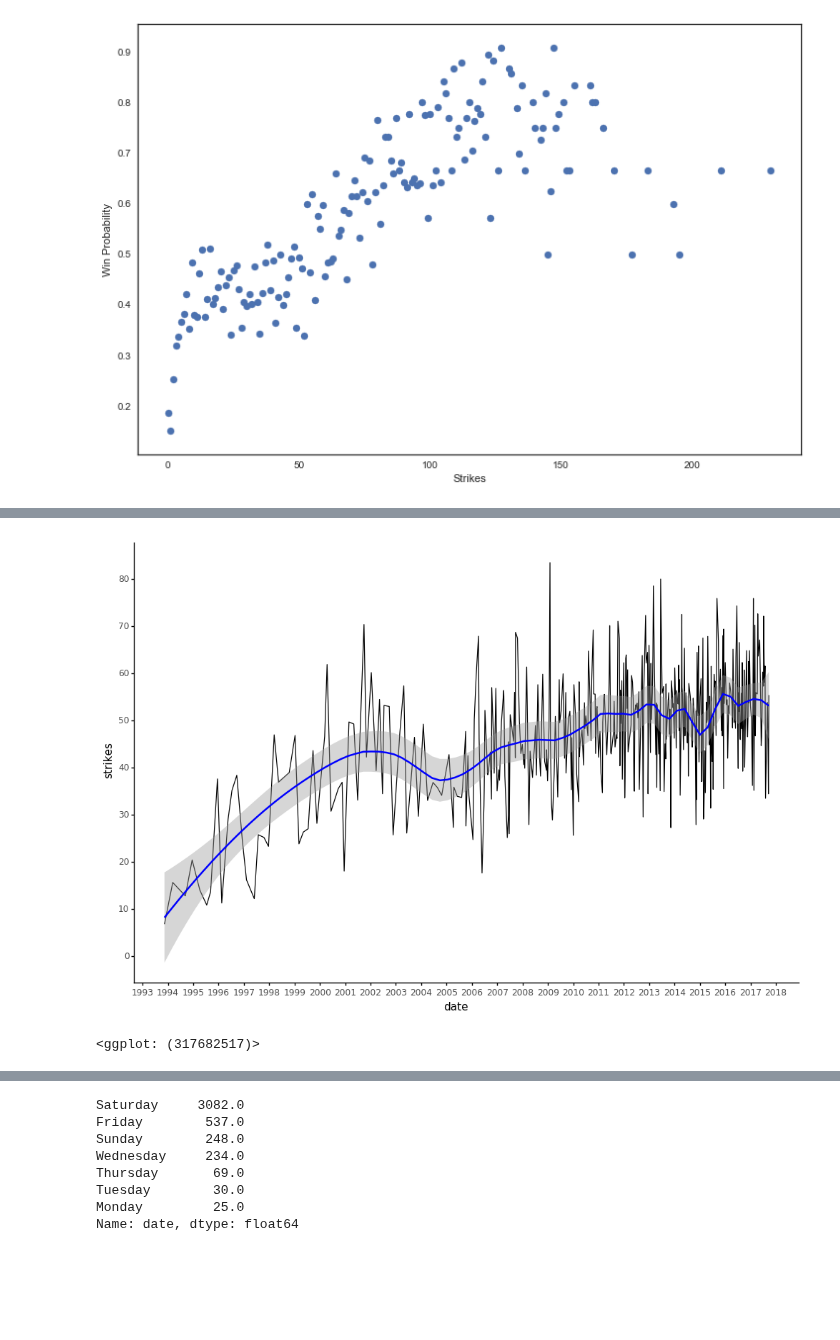
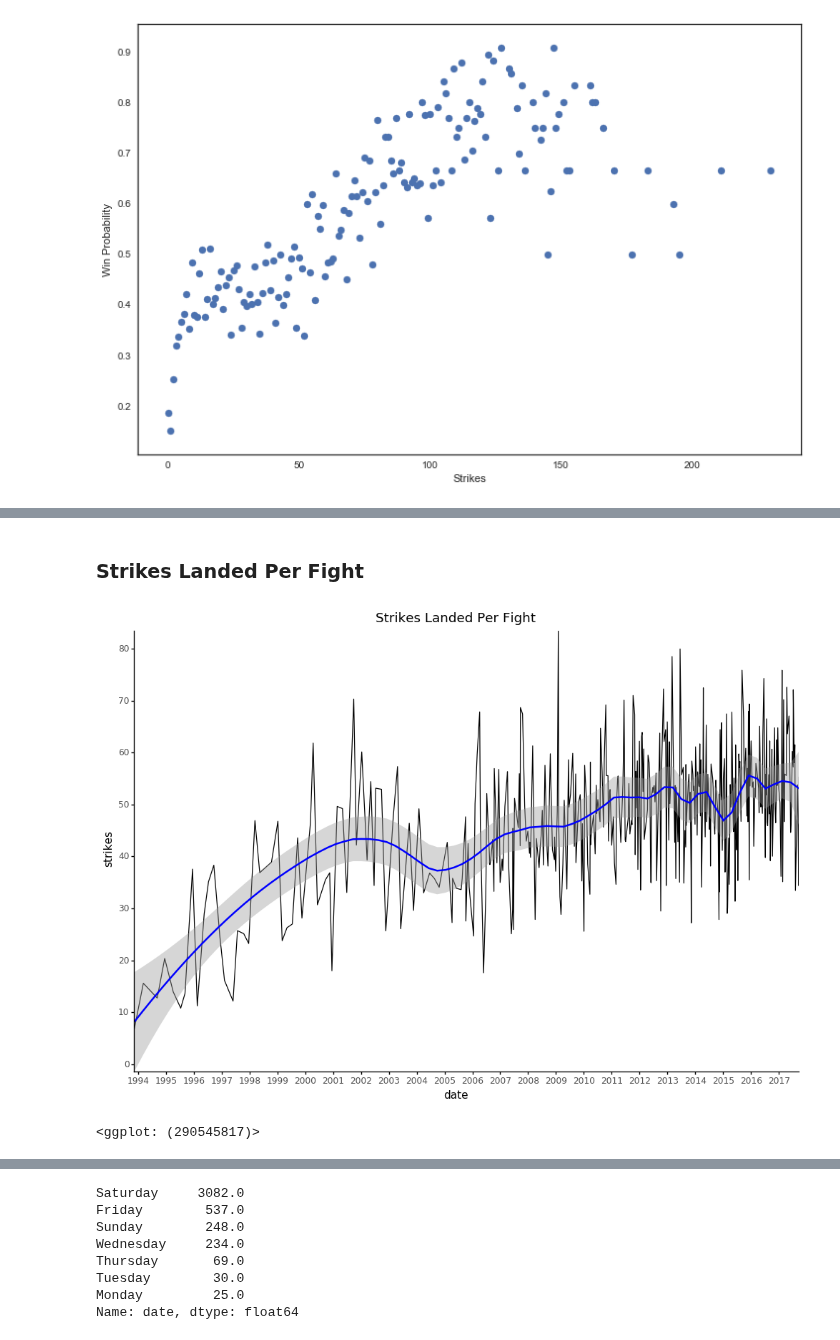
Before and after one commit to cfergusonlee/ufc_fight_analysis, a Jupyter notebook: ufc_analysis.ipynb, the cells around one changed output, grey strips where cells are left out. Drawn from its saved outputs; the diff is of its cells as text; code cells hidden in the pictures; blank space fills up the shorter version.

Commit message:
Updated time series plots and added fighter rankings

```diff
--- a/ufc_analysis.ipynb
+++ b/ufc_analysis.ipynb
@@ -719,12 +692,15 @@ from mizani.formatters import date_format
+# %% [markdown]
+### Strikes Landed Per Fight
 # %%
 (ggplot(aes(x='date', y='strikes'), data=fight_df.groupby('date')['strikes'].mean().reset_index())
  + geom_line()
  + stat_smooth(colour='blue', span=0.2)
- + scale_x_datetime(breaks=date_breaks('1 year'), labels=date_format('%Y'))
- + scale_y_continuous(breaks=range(0,90,10))
+ + scale_x_datetime(expand=[0,0], breaks=date_breaks('1 year'), labels=date_format('%Y'))
+ + scale_y_continuous(expand=[0,0], breaks=range(0,90,10))
  + theme_classic()
  + theme(figure_size=(12, 8))
+ + labs(title="Strikes Landed Per Fight")
 )
 # %% [output]
-[figure, old version]
+[figure, new version]
-<ggplot: (317682517)>
+<ggplot: (290545817)>
```
Also changed, not shown: parts of 76 cells of this notebook, 3 other files.
